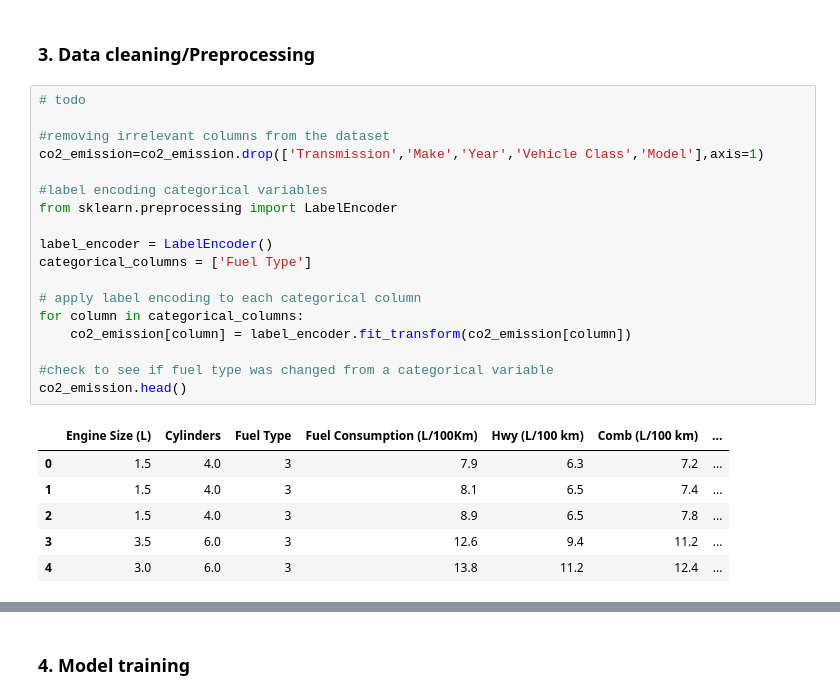
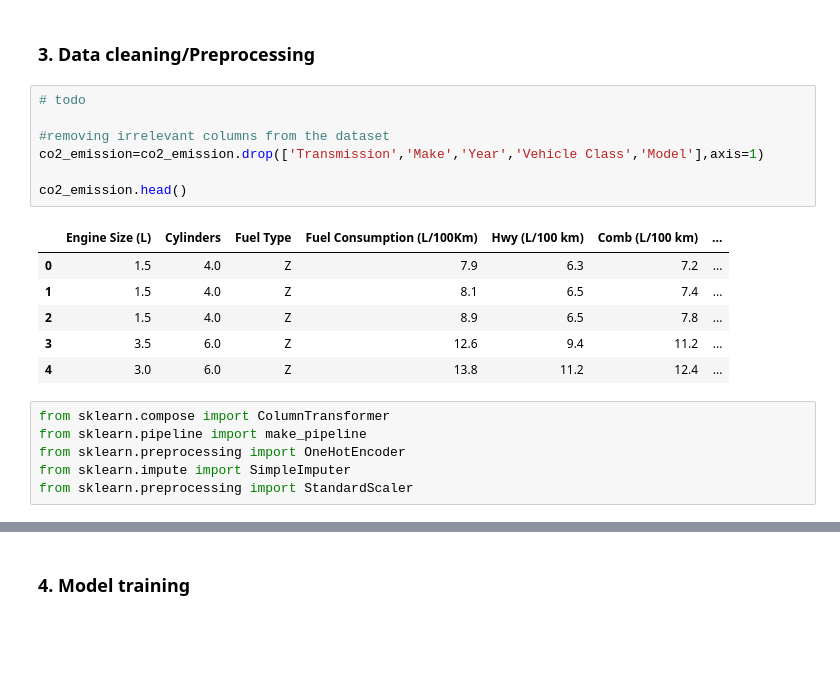
Before and after one commit to jewbe22/eecs3401-group2-groupProject, a Jupyter notebook: src/CO2_emission.ipynb, the cells around one changed output, grey strips where cells are left out. Cells and saved outputs as stored; diff of their text form; blank space fills up the shorter version.

```diff
--- a/src/CO2_emission.ipynb
+++ b/src/CO2_emission.ipynb
@@ -137,25 +137,20 @@ memory usage: 104.1+ KB
 # %%
 # todo
 
 #removing irrelevant columns from the dataset
 co2_emission=co2_emission.drop(['Transmission','Make','Year','Vehicle Class','Model'],axis=1)
 
-#label encoding categorical variables
-from sklearn.preprocessing import LabelEncoder
-
-label_encoder = LabelEncoder()
-categorical_columns = ['Fuel Type']
-
-# apply label encoding to each categorical column
-for column in categorical_columns:
-    co2_emission[column] = label_encoder.fit_transform(co2_emission[column])
-
-#check to see if fuel type was changed from a categorical variable
 co2_emission.head()
 # %% [output]
 |  | Engine Size (L) | Cylinders | Fuel Type | Fuel Consumption (L/100Km) | Hwy (L/100 km) | Comb (L/100 km) | ... |
-| 0 | 1.5 | 4.0 | 3 | 7.9 | 6.3 | 7.2 | ... |
-| 1 | 1.5 | 4.0 | 3 | 8.1 | 6.5 | 7.4 | ... |
-| 2 | 1.5 | 4.0 | 3 | 8.9 | 6.5 | 7.8 | ... |
-| 3 | 3.5 | 6.0 | 3 | 12.6 | 9.4 | 11.2 | ... |
-| 4 | 3.0 | 6.0 | 3 | 13.8 | 11.2 | 12.4 | ... |
+| 0 | 1.5 | 4.0 | Z | 7.9 | 6.3 | 7.2 | ... |
+| 1 | 1.5 | 4.0 | Z | 8.1 | 6.5 | 7.4 | ... |
+| 2 | 1.5 | 4.0 | Z | 8.9 | 6.5 | 7.8 | ... |
+| 3 | 3.5 | 6.0 | Z | 12.6 | 9.4 | 11.2 | ... |
+| 4 | 3.0 | 6.0 | Z | 13.8 | 11.2 | 12.4 | ... |
+# %%
+from sklearn.compose import ColumnTransformer
+from sklearn.pipeline import make_pipeline
+from sklearn.preprocessing import OneHotEncoder
+from sklearn.impute import SimpleImputer
+from sklearn.preprocessing import StandardScaler
```
Also changed, not shown: parts of 26 cells of this notebook.
